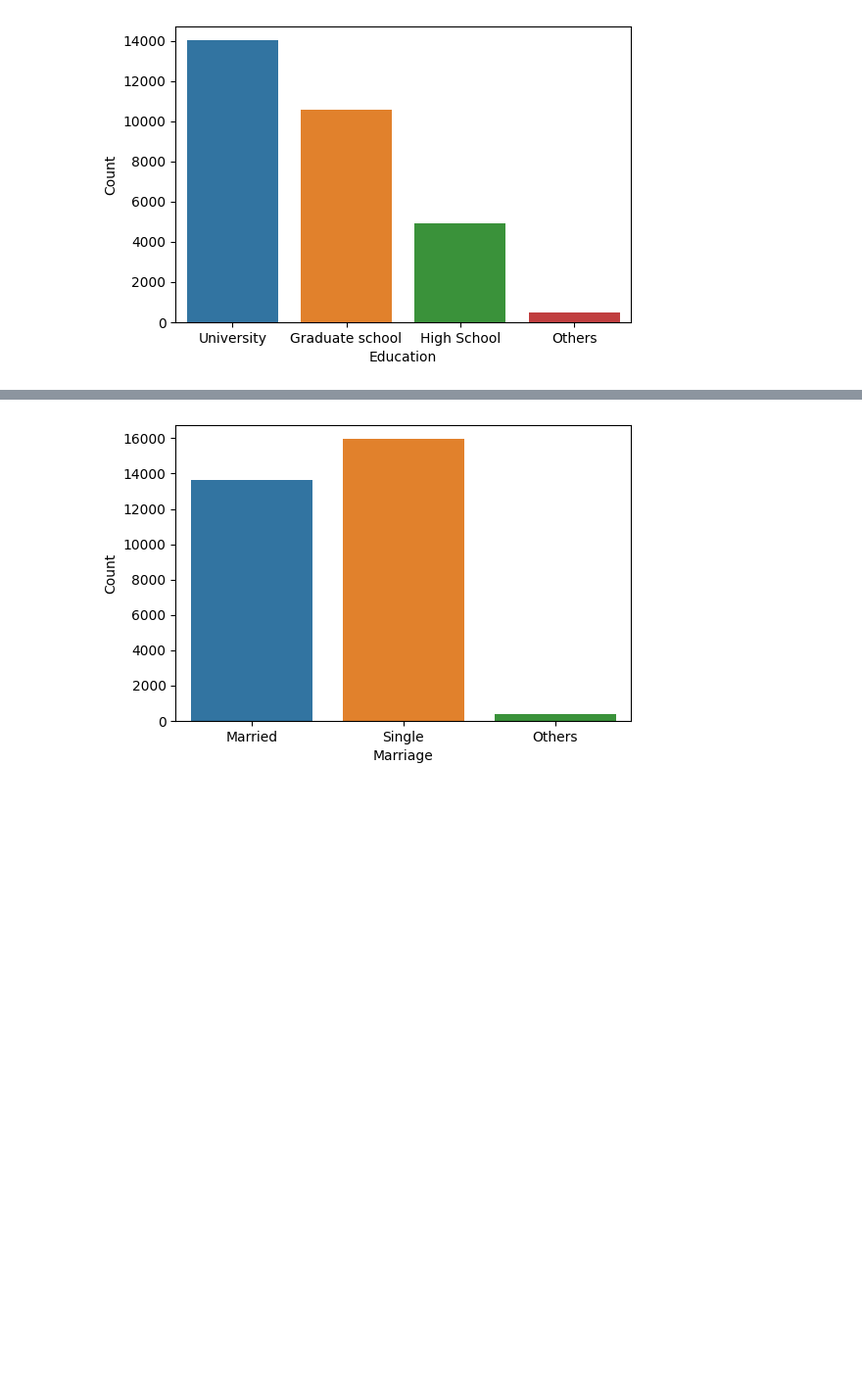
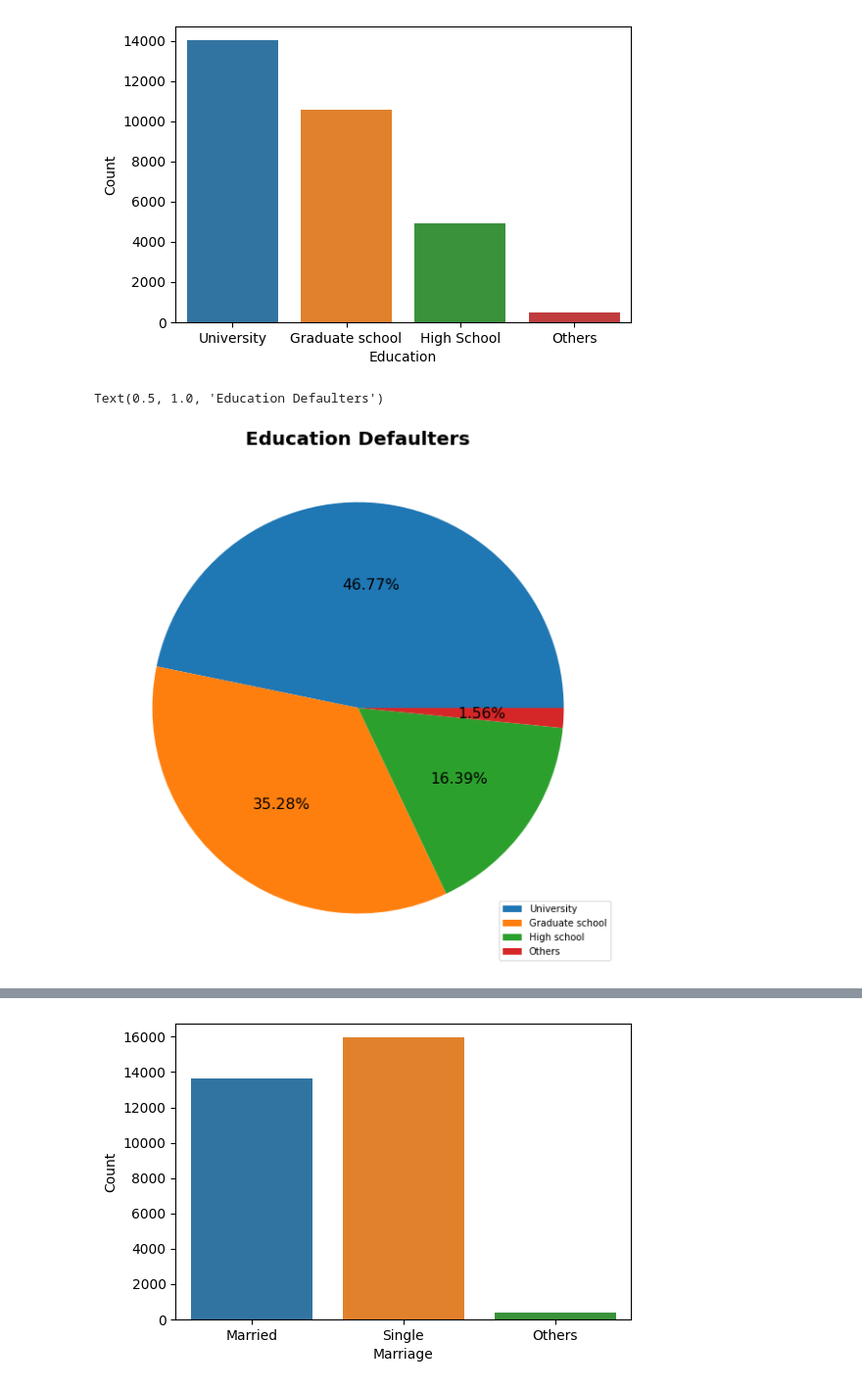
Before and after one commit to bharath967/Credit-Card-Default-Prediction, a Jupyter notebook: Credit_Card_Default_Prediction_Capstone_Project.ipynb, the cells around one changed output, grey strips where cells are left out. Shown at 98% size. Cells and saved outputs as stored; diff of their text form; code cells hidden in the pictures; blank space fills up the shorter version.

```diff
--- a/Credit_Card_Default_Prediction_Capstone_Project.ipynb
+++ b/Credit_Card_Default_Prediction_Capstone_Project.ipynb
@@ -257,3 +265,11 @@ plt.ylabel("Count")
 plt.show()
 # %% [output]
 [figure]
+# %%
+plt.figure(figsize=(10,10))
+plt.pie(data['EDUCATION'].value_counts(),shadow = False ,autopct = '%1.2f%%',textprops = {"fontsize":16})
+plt.legend(labels = ['University','Graduate school','High school','Others' ])
+plt.title("Education Defaulters", fontweight='bold', fontsize=20)
+# %% [output]
+Text(0.5, 1.0, 'Education Defaulters')
+[figure, added]
```
Also changed, not shown: parts of 7 cells of this notebook.
